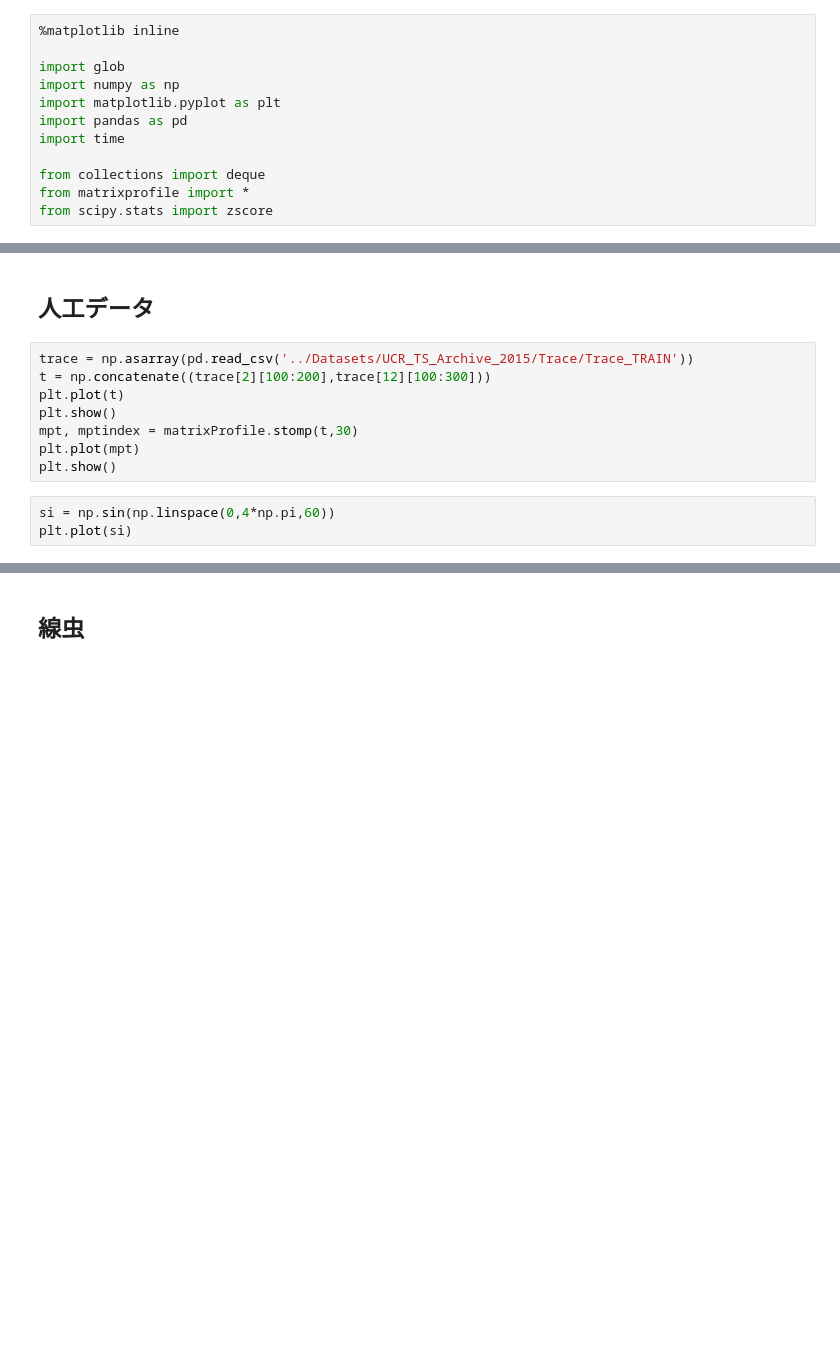
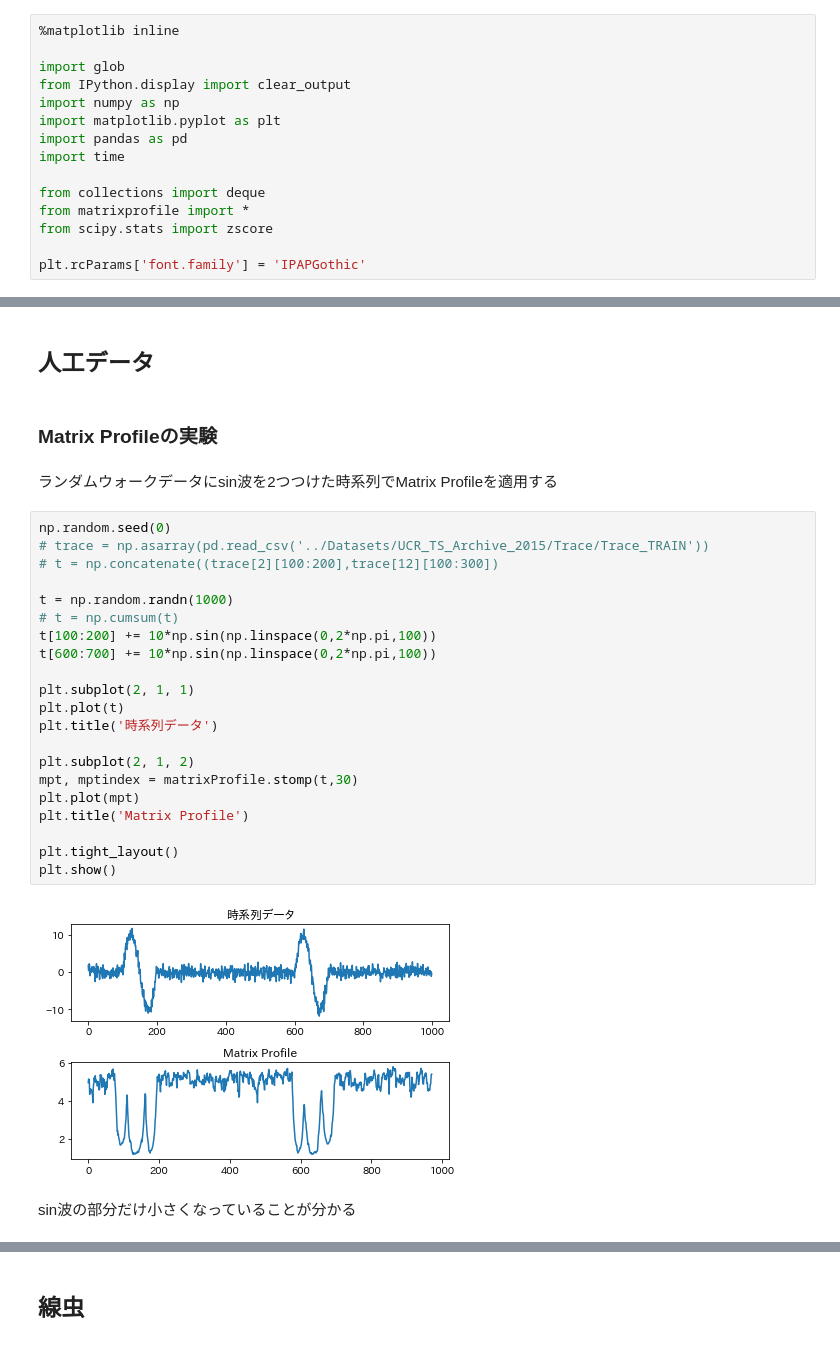
Before and after one commit to pyst1g/subsequence_detection, a Jupyter notebook: MP/test.ipynb, the cells around one changed output, grey strips where cells are left out. Drawn from its saved outputs; the diff is of its cells as text; blank space fills up the shorter version.

```diff
--- a/MP/test.ipynb
+++ b/MP/test.ipynb
@@ -2,6 +5,7 @@
 %matplotlib inline
 
 import glob
+from IPython.display import clear_output
 import numpy as np
 import matplotlib.pyplot as plt
 import pandas as pd
@@ -10,3 +14,5 @@ import time
 from collections import deque
 from matrixprofile import *
 from scipy.stats import zscore
+
+plt.rcParams['font.family'] = 'IPAPGothic'
@@ -107,13 +168,31 @@ def find_minimum_pair(MatP, MatPind):
 # %% [markdown]
 ## 人工データ
+# %% [markdown]
+### Matrix Profileの実験
+# %% [markdown]
+ランダムウォークデータにsin波を2つつけた時系列でMatrix Profileを適用する
 # %%
-trace = np.asarray(pd.read_csv('../Datasets/UCR_TS_Archive_2015/Trace/Trace_TRAIN'))
-t = np.concatenate((trace[2][100:200],trace[12][100:300]))
+np.random.seed(0)
+# trace = np.asarray(pd.read_csv('../Datasets/UCR_TS_Archive_2015/Trace/Trace_TRAIN'))
+# t = np.concatenate((trace[2][100:200],trace[12][100:300])
+
+t = np.random.randn(1000)
+# t = np.cumsum(t)
+t[100:200] += 10*np.sin(np.linspace(0,2*np.pi,100))
+t[600:700] += 10*np.sin(np.linspace(0,2*np.pi,100))
+
+plt.subplot(2, 1, 1)
 plt.plot(t)
-plt.show()
+plt.title('時系列データ')
+
+plt.subplot(2, 1, 2)
 mpt, mptindex = matrixProfile.stomp(t,30)
 plt.plot(mpt)
+plt.title('Matrix Profile')
+
+plt.tight_layout()
 plt.show()
+# %% [output]
+[figure, added]
-# %%
-si = np.sin(np.linspace(0,4*np.pi,60))
-plt.plot(si)
+# %% [markdown]
+sin波の部分だけ小さくなっていることが分かる
```
Also changed, not shown: parts of 27 cells of this notebook.
